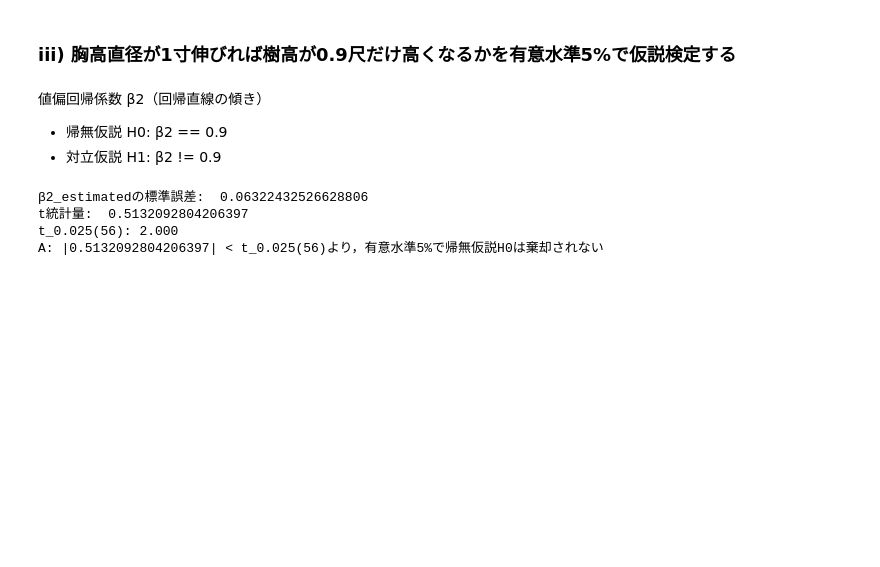
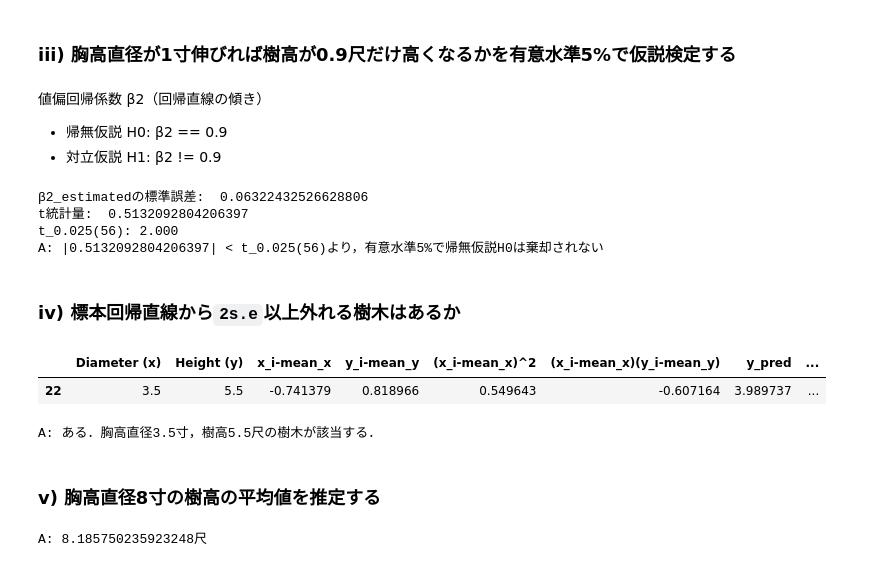
Before and after one commit to ababa831/my_learning_history, a Jupyter notebook: ch13.ipynb, the cells around one changed output. Cells and saved outputs as stored; diff of their text form; code cells hidden in the pictures; blank space fills up the shorter version.

```diff
--- a/ch13.ipynb
+++ b/ch13.ipynb
@@ -148,3 +148,20 @@ print(f'A: |{t}| < t_0.025(56)より，有意水準5%で帰無仮説H0は棄却
 t統計量:  0.5132092804206397
 t_0.025(56): 2.000
 A: |0.5132092804206397| < t_0.025(56)より，有意水準5%で帰無仮説H0は棄却されない
+# %% [markdown]
+### iv) 標本回帰直線から`2s.e`以上外れる樹木はあるか
+# %%
+df_tree[df_tree['y_diff'] >= 2*se]
+# %% [output]
+|  | Diameter (x) | Height (y) | x_i-mean_x | y_i-mean_y | (x_i-mean_x)^2 | (x_i-mean_x)(y_i-mean_y) | y_pred | ... |
+| 22 | 3.5 | 5.5 | -0.741379 | 0.818966 | 0.549643 | -0.607164 | 3.989737 | ... |
+# %%
+print('A: ある．胸高直径3.5寸，樹高5.5尺の樹木が該当する．')
+# %% [output]
+A: ある．胸高直径3.5寸，樹高5.5尺の樹木が該当する．
+# %% [markdown]
+### v) 胸高直径8寸の樹高の平均値を推定する
+# %%
+print(f'A: {beta2_est*8+beta1_est}尺')
+# %% [output]
+A: 8.185750235923248尺
```
